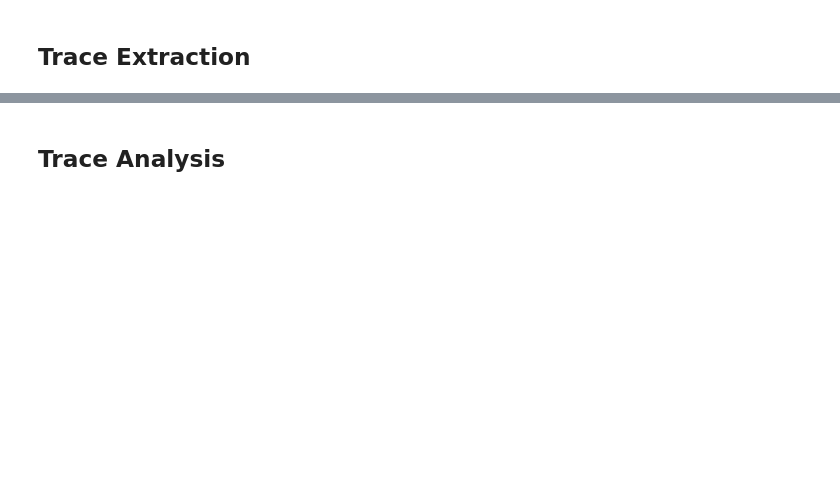
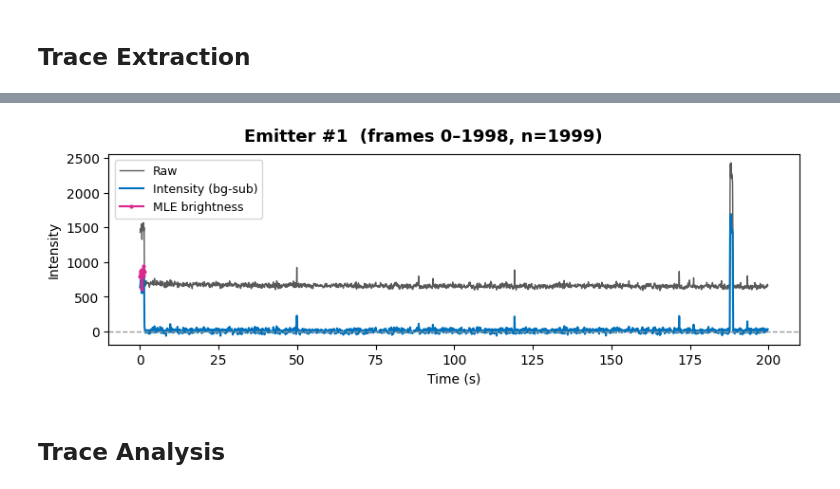
Before and after one commit to Jerry-LXH/SMLIE, a Jupyter notebook: Projects/Smile_Codes/Py_Smile/test_proess.ipynb, the cells around one changed output, grey strips where cells are left out. Saved outputs shown, nothing was run; the diff lists cells and outputs as text; code cells hidden in the pictures; blank space fills up the shorter version.

```diff
--- a/Projects/Smile_Codes/Py_Smile/test_proess.ipynb
+++ b/Projects/Smile_Codes/Py_Smile/test_proess.ipynb
@@ -120,10 +225,12 @@ traces = extractor.extract(emitters, corr_image.data, corr_image.n_frames)
 # %%
 from smlm.viz import check_trace
-for i in range(10,11):
+for i in range(1,2):
     # photons_i 长度 == emitters[i].frame.size(每个 localization 一个值)
     photons_i = corr_locs.photons[emitters[i].loc_idx]     # 按你的 Localizations 取法
     check_trace(traces[i], emitter=emitters[i], ex_time=raw.exposure_time,
-                mle_brightness=photons_i, use_time=True)
+                mle_brightness=photons_i, use_time=True,  show_track=False, panels='trace')
+# %% [output]
+[figure, added]
 # %% [markdown]
 ## Trace Analysis
 # %%
```
Also changed, not shown: parts of 15 cells of this notebook, 6 other files.
